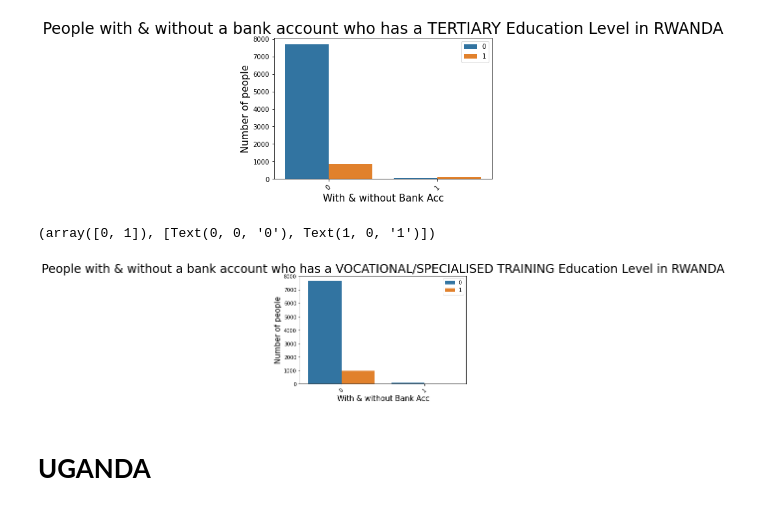
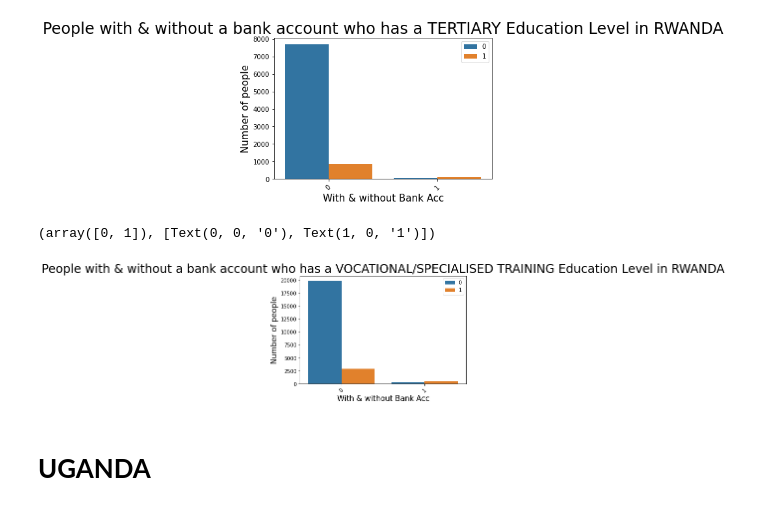
Before and after one commit to Moustapha-Ibrahima-Ba/Predict-Which-Individuals-Are-Most-Likely-To-Have-Or-Use-A-Bank-Account-In-Eastern-Africa, a Jupyter notebook: program.ipynb, the cells around one changed output. Drawn from its saved outputs; the diff is of its cells as text; code cells hidden in the pictures.

```diff
--- a/program.ipynb
+++ b/program.ipynb
@@ -334,15 +334,15 @@ plt.xticks(rotation = 45)
 # %%
 # VOCATIONAL/SPECIALISED TRAINING EDUCATION
 
 plt.title('People with & without a bank account who has a VOCATIONAL/SPECIALISED TRAINING Education Level in RWANDA', fontsize=24)
-sns.countplot(df_country__Rwanda["education_level_Vocational/Specialised training"], hue=df_country__Rwanda["bank_account"])
+sns.countplot(df["education_level_Vocational/Specialised training"], hue=df["bank_account"])
 plt.xlabel('With & without Bank Acc', fontsize=(15))
 plt.ylabel("Number of people", fontsize = (15))
 plt.legend()
 plt.xticks(rotation = 45)
 # %% [output]
 (array([0, 1]), [Text(0, 0, '0'), Text(1, 0, '1')])
-[figure, old version]
+[figure, new version]
 # %% [markdown]
 # **UGANDA**
 # %%
```
Also changed, not shown: parts of 10 cells of this notebook.
